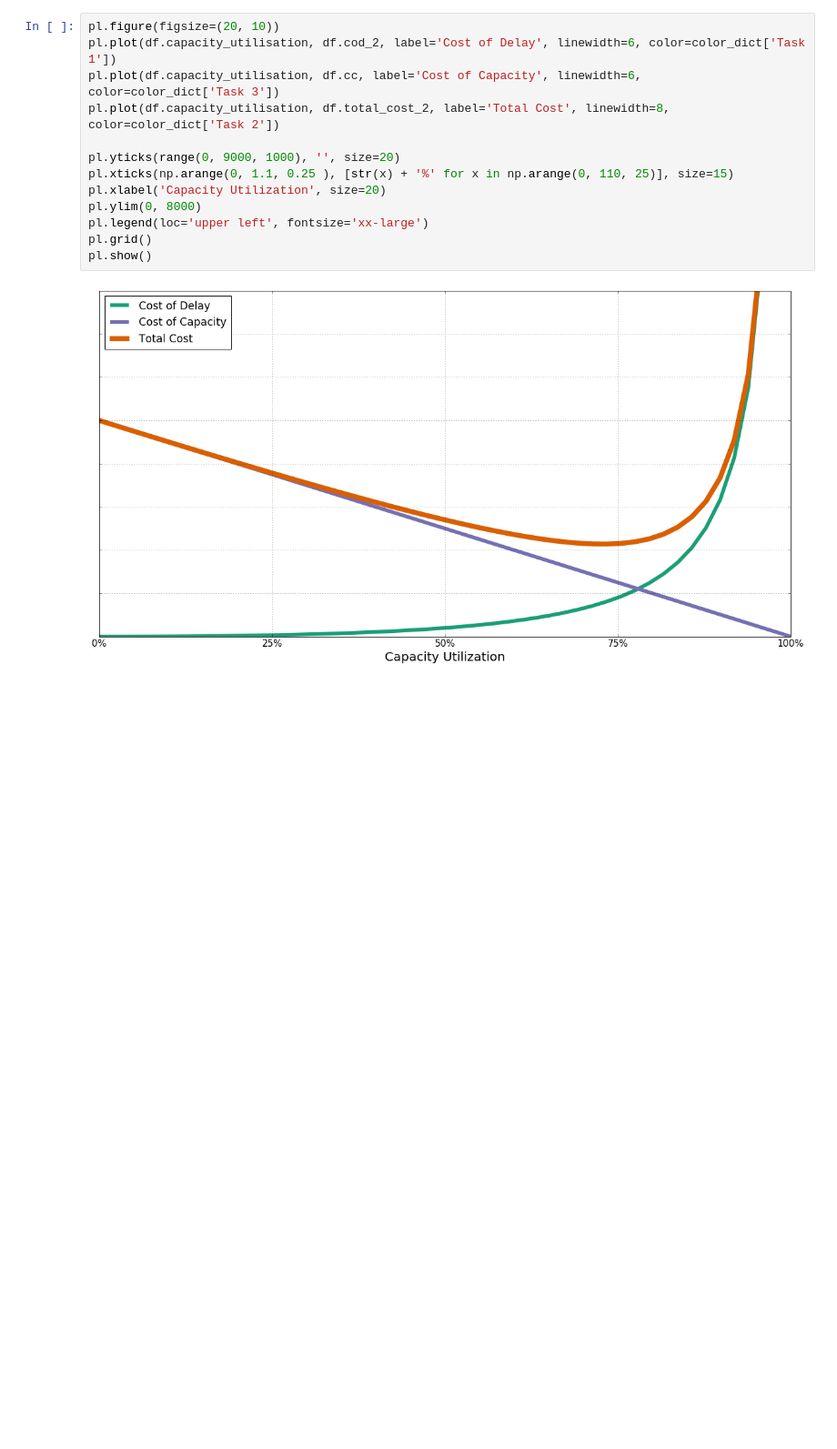
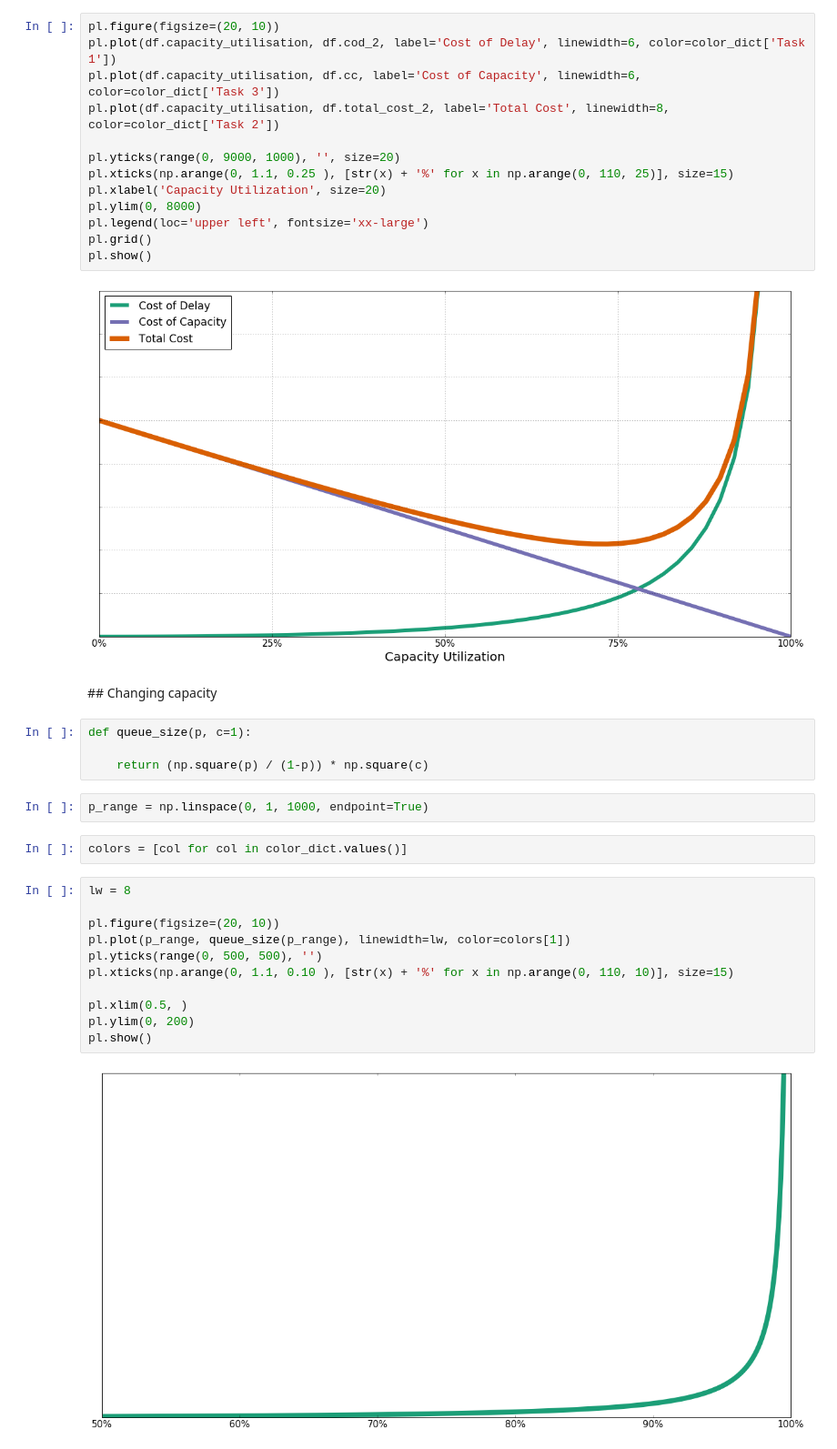
Before and after one commit to lonelypeanut/dataviz, a Jupyter notebook: tom_talk/Tom workflow talk.ipynb, the cells around one changed output. Shown: that part at 91% size. Cells and saved outputs as stored; diff of their text form; blank space fills up the shorter version.

Commit message:
add extra capacity plots

```diff
--- a/tom_talk/Tom workflow talk.ipynb
+++ b/tom_talk/Tom workflow talk.ipynb
@@ -197,3 +197,26 @@ pl.grid()
 pl.show()
 # %% [output]
 [figure]
+# %% [markdown]
+## Changing capacity
+# %%
+def queue_size(p, c=1):
+
+    return (np.square(p) / (1-p)) * np.square(c)
+# %%
+p_range = np.linspace(0, 1, 1000, endpoint=True)
+# %%
+colors = [col for col in color_dict.values()]
+# %%
+lw = 8
+
+pl.figure(figsize=(20, 10))
+pl.plot(p_range, queue_size(p_range), linewidth=lw, color=colors[1])
+pl.yticks(range(0, 500, 500), '')
+pl.xticks(np.arange(0, 1.1, 0.10 ), [str(x) + '%' for x in np.arange(0, 110, 10)], size=15)
+
+pl.xlim(0.5, )
+pl.ylim(0, 200)
+pl.show()
+# %% [output]
+[figure, added]
```
Also changed, not shown: parts of 1 cell of this notebook.
